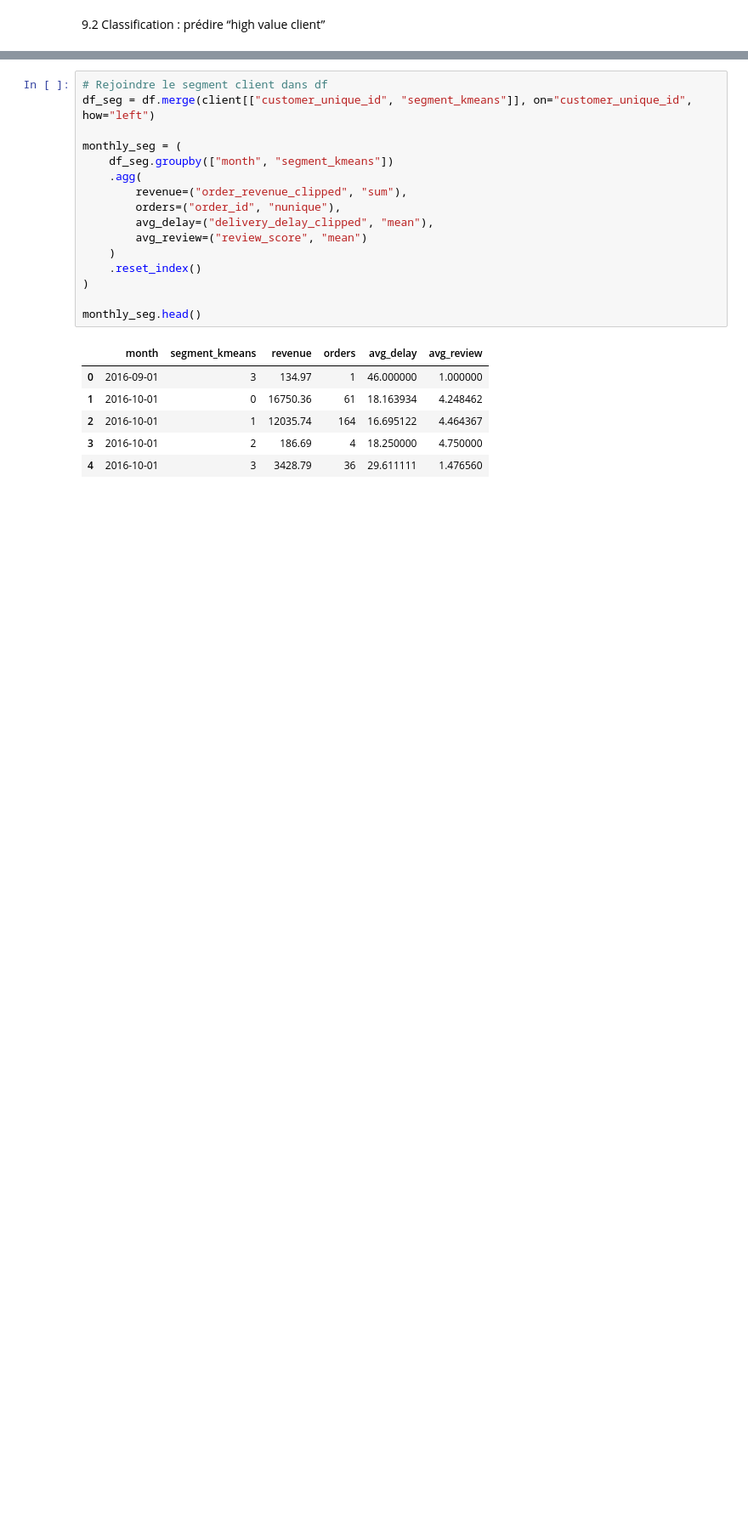
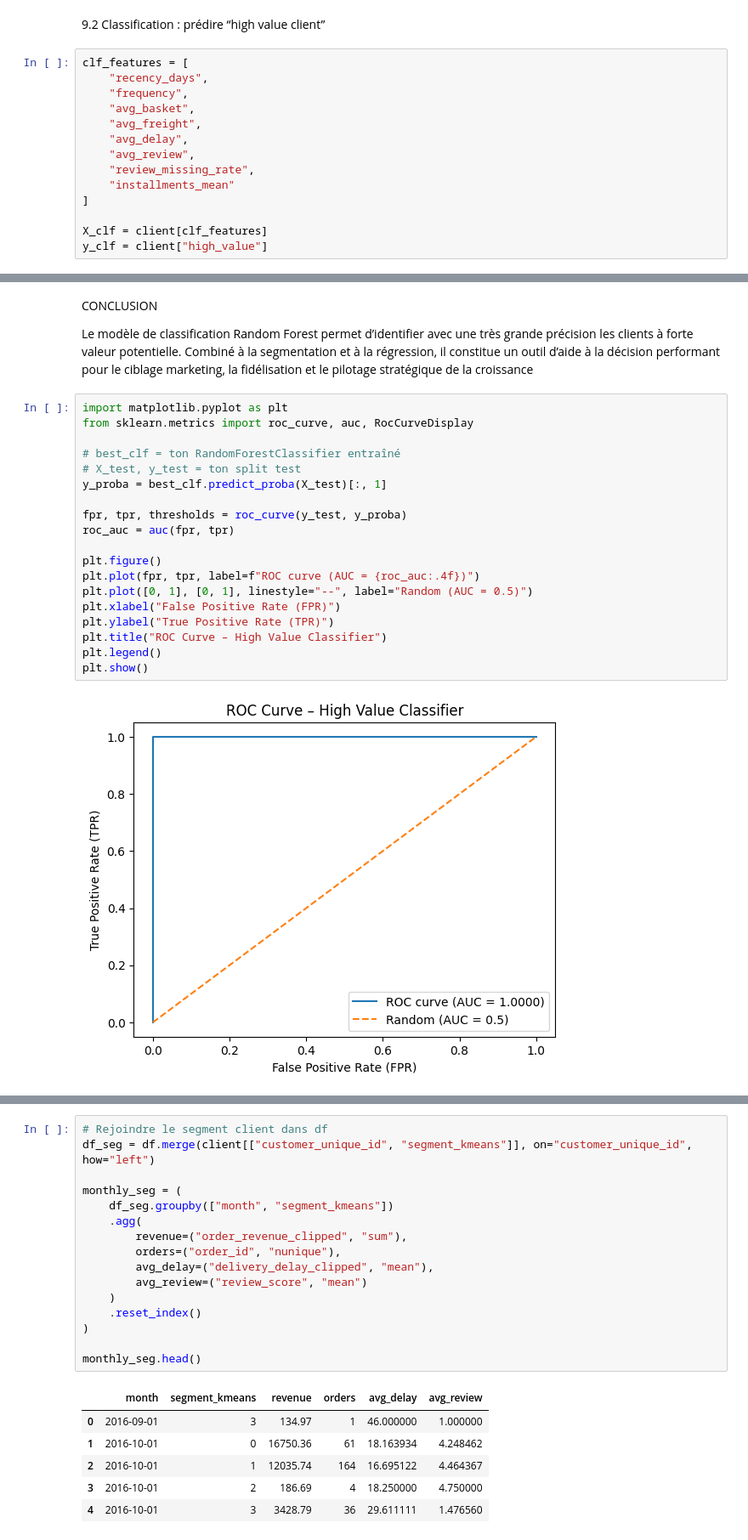
Before and after one commit to fomen2001/analyse-sectorielle_Osih, a Jupyter notebook: main_osih.ipynb, the cells around one changed output, grey strips where cells are left out. Shown at 85% size. Saved outputs shown, nothing was run; the diff lists cells and outputs as text; blank space fills up the shorter version.

```diff
--- a/main_osih.ipynb
+++ b/main_osih.ipynb
@@ -386,3 +541,17 @@ pd.DataFrame(reg_results, columns=["model", "MAE", "RMSE", "R2"]).sort_values("R
 # %% [markdown]
 9.2 Classification : prédire “high value client”
+# %%
+clf_features = [
+    "recency_days",
+    "frequency",
+    "avg_basket",
+    "avg_freight",
+    "avg_delay",
+    "avg_review",
+    "review_missing_rate",
+    "installments_mean"
+]
+
+X_clf = client[clf_features]
+y_clf = client["high_value"]
 # %%
@@ -438,0 +623,25 @@ Confusion matrix:
+# %% [markdown]
+CONCLUSION
+
+Le modèle de classification Random Forest permet d’identifier avec une très grande précision les clients à forte valeur potentielle. Combiné à la segmentation et à la régression, il constitue un outil d’aide à la décision performant pour le ciblage marketing, la fidélisation et le pilotage stratégique de la croissance
+# %%
+import matplotlib.pyplot as plt
+from sklearn.metrics import roc_curve, auc, RocCurveDisplay
+
+# best_clf = ton RandomForestClassifier entraîné
+# X_test, y_test = ton split test
+y_proba = best_clf.predict_proba(X_test)[:, 1]
+
+fpr, tpr, thresholds = roc_curve(y_test, y_proba)
+roc_auc = auc(fpr, tpr)
+
+plt.figure()
+plt.plot(fpr, tpr, label=f"ROC curve (AUC = {roc_auc:.4f})")
+plt.plot([0, 1], [0, 1], linestyle="--", label="Random (AUC = 0.5)")
+plt.xlabel("False Positive Rate (FPR)")
+plt.ylabel("True Positive Rate (TPR)")
+plt.title("ROC Curve – High Value Classifier")
+plt.legend()
+plt.show()
+# %% [output]
+[figure, added]
```
Also changed, not shown: parts of 34 cells of this notebook, 5 other files.
